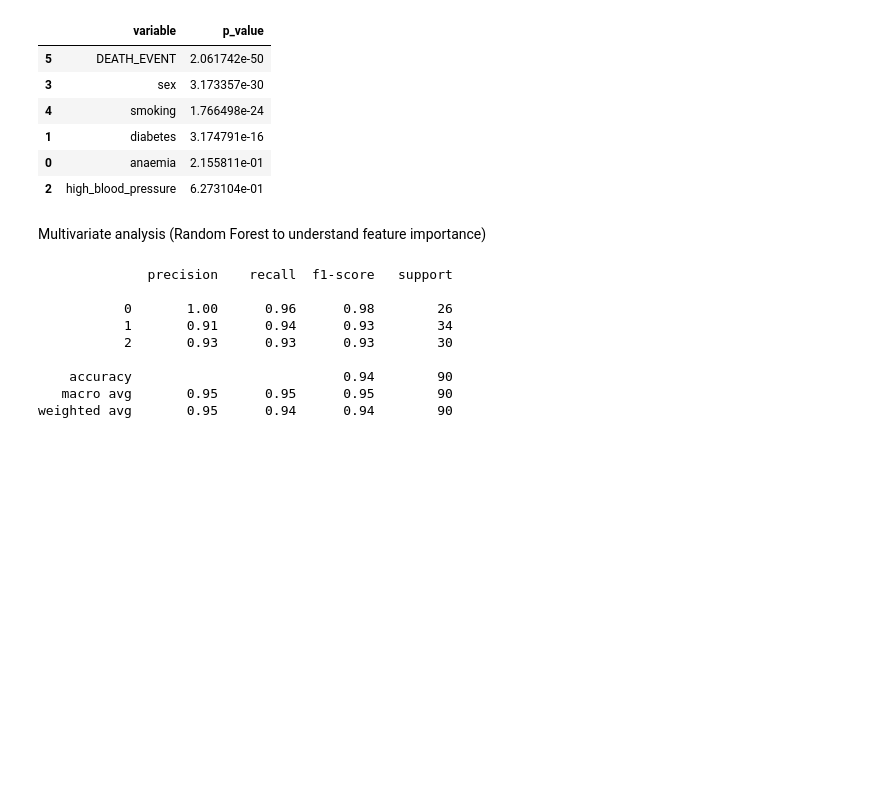
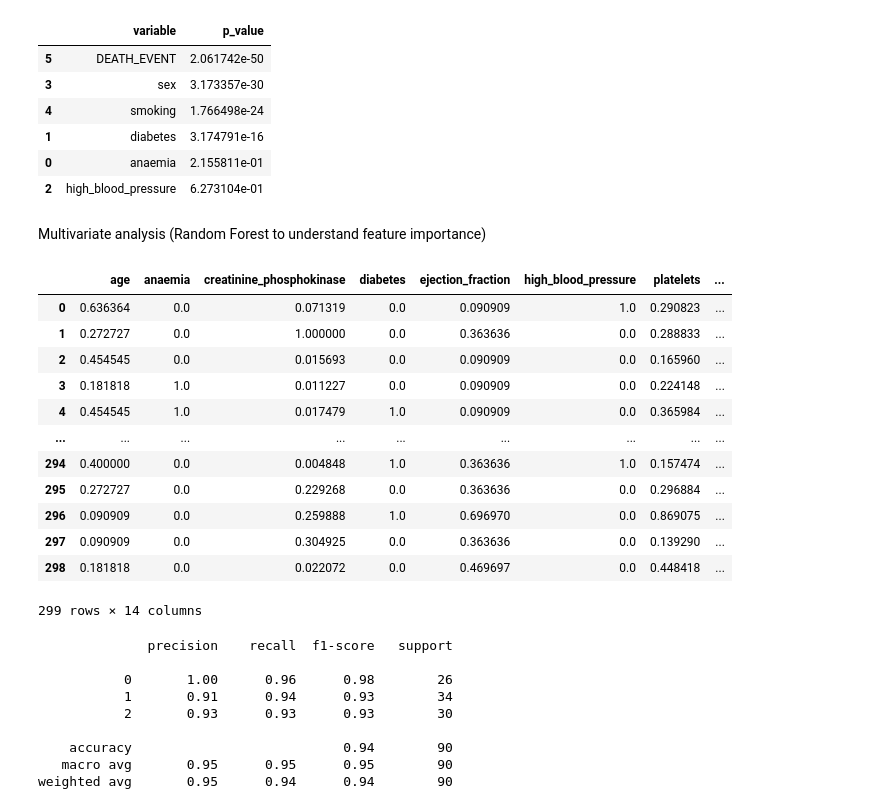
Before and after one commit to GuerineHoussem/ScientificVisualization, a Jupyter notebook: dev.ipynb, the cells around one changed output. Cells and saved outputs as stored; diff of their text form; code cells hidden in the pictures; blank space fills up the shorter version.

```diff
--- a/dev.ipynb
+++ b/dev.ipynb
@@ -161,4 +178,20 @@ chi_df.sort_values('p_value')
 | 2 | high_blood_pressure | 6.273104e-01 |
 # %% [markdown]
 Multivariate analysis (Random Forest to understand feature importance)
+# %%
+X_scaled
+# %% [output]
+|  | age | anaemia | creatinine_phosphokinase | diabetes | ejection_fraction | high_blood_pressure | platelets | ... |
+| 0 | 0.636364 | 0.0 | 0.071319 | 0.0 | 0.090909 | 1.0 | 0.290823 | ... |
+| 1 | 0.272727 | 0.0 | 1.000000 | 0.0 | 0.363636 | 0.0 | 0.288833 | ... |
+| 2 | 0.454545 | 0.0 | 0.015693 | 0.0 | 0.090909 | 0.0 | 0.165960 | ... |
+| 3 | 0.181818 | 1.0 | 0.011227 | 0.0 | 0.090909 | 0.0 | 0.224148 | ... |
+| 4 | 0.454545 | 1.0 | 0.017479 | 1.0 | 0.090909 | 0.0 | 0.365984 | ... |
+| ... | ... | ... | ... | ... | ... | ... | ... | ... |
+| 294 | 0.400000 | 0.0 | 0.004848 | 1.0 | 0.363636 | 1.0 | 0.157474 | ... |
+| 295 | 0.272727 | 0.0 | 0.229268 | 0.0 | 0.363636 | 0.0 | 0.296884 | ... |
+| 296 | 0.090909 | 0.0 | 0.259888 | 1.0 | 0.696970 | 0.0 | 0.869075 | ... |
+| 297 | 0.090909 | 0.0 | 0.304925 | 0.0 | 0.363636 | 0.0 | 0.139290 | ... |
+| 298 | 0.181818 | 0.0 | 0.022072 | 0.0 | 0.469697 | 0.0 | 0.448418 | ... |
+299 rows × 14 columns
 # %%
```
Also changed, not shown: parts of 6 cells of this notebook.
